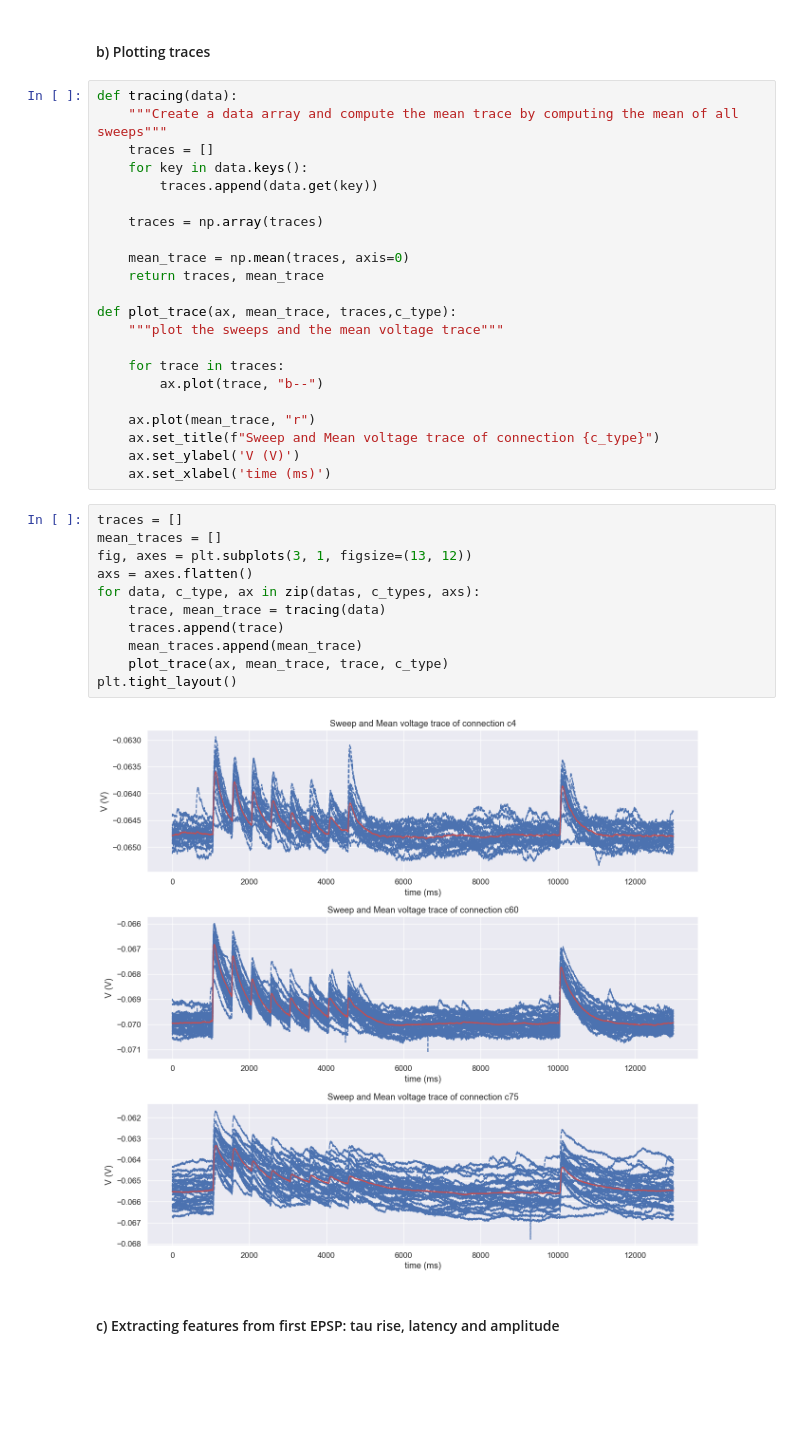
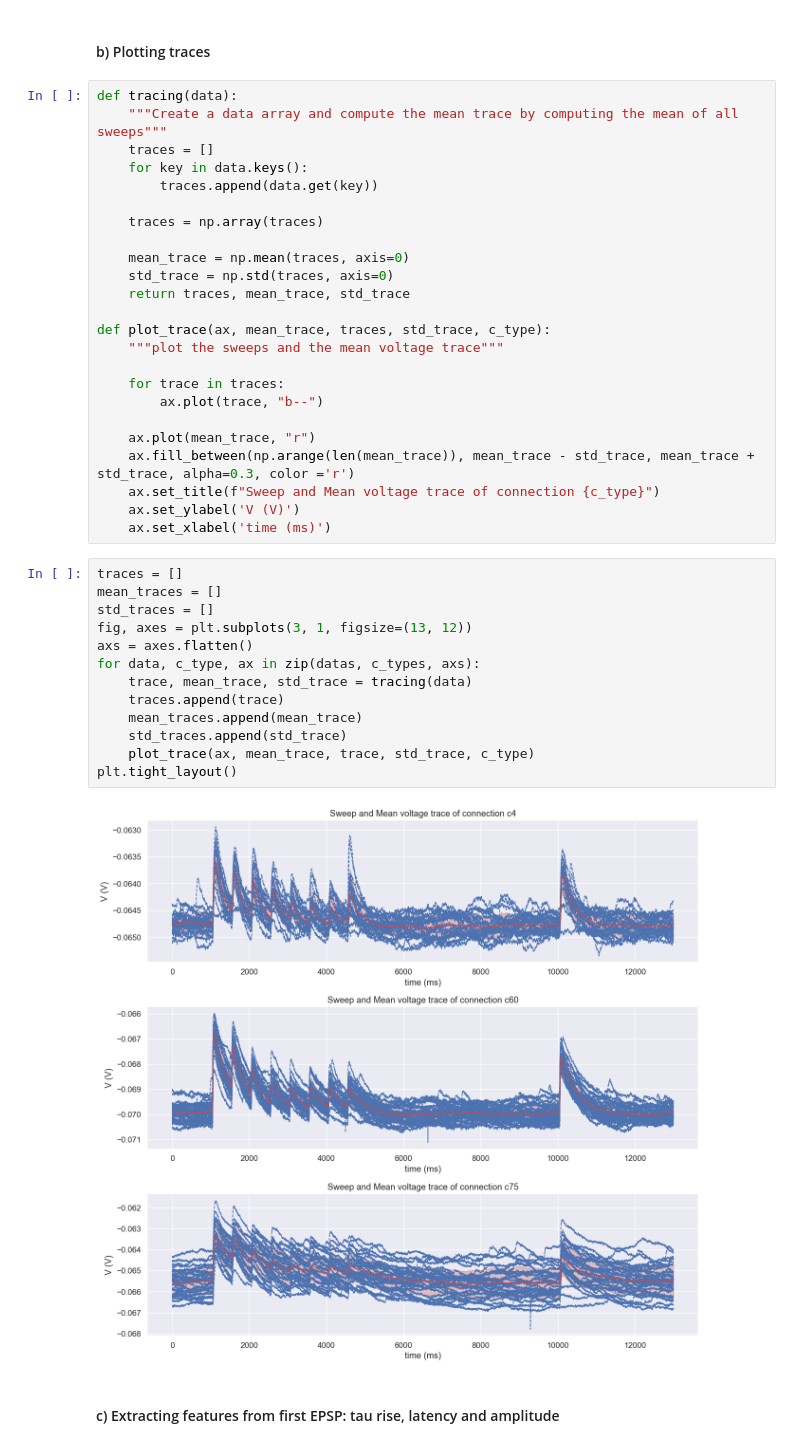
Before and after one commit to ejayromero/biophysics-NX-450, a Jupyter notebook: Week_8/Week8_HomeWork.ipynb, the cells around one changed output. Saved outputs shown, nothing was run; the diff lists cells and outputs as text; blank space fills up the shorter version.

```diff
--- a/Week_8/Week8_HomeWork.ipynb
+++ b/Week_8/Week8_HomeWork.ipynb
@@ -113,31 +113,35 @@ def tracing(data):
     traces = np.array(traces)
 
     mean_trace = np.mean(traces, axis=0)
-    return traces, mean_trace
+    std_trace = np.std(traces, axis=0)
+    return traces, mean_trace, std_trace
 
-def plot_trace(ax, mean_trace, traces,c_type):
+def plot_trace(ax, mean_trace, traces, std_trace, c_type):
     """plot the sweeps and the mean voltage trace"""
 
     for trace in traces:
         ax.plot(trace, "b--")
 
     ax.plot(mean_trace, "r")
+    ax.fill_between(np.arange(len(mean_trace)), mean_trace - std_trace, mean_trace + std_trace, alpha=0.3, color ='r')
     ax.set_title(f"Sweep and Mean voltage trace of connection {c_type}")
     ax.set_ylabel('V (V)')
     ax.set_xlabel('time (ms)')
 # %%
 traces = []
 mean_traces = []
+std_traces = []
 fig, axes = plt.subplots(3, 1, figsize=(13, 12))
 axs = axes.flatten()
 for data, c_type, ax in zip(datas, c_types, axs):
-    trace, mean_trace = tracing(data)
+    trace, mean_trace, std_trace = tracing(data)
     traces.append(trace)
     mean_traces.append(mean_trace)
-    plot_trace(ax, mean_trace, trace, c_type)
+    std_traces.append(std_trace)
+    plot_trace(ax, mean_trace, trace, std_trace, c_type)
 plt.tight_layout()
 # %% [output]
-[figure, old version]
+[figure, new version]
 # %% [markdown]
 #### c) Extracting features from first EPSP: tau rise, latency and amplitude
 # %%
```
Also changed, not shown: parts of 10 cells of this notebook.
